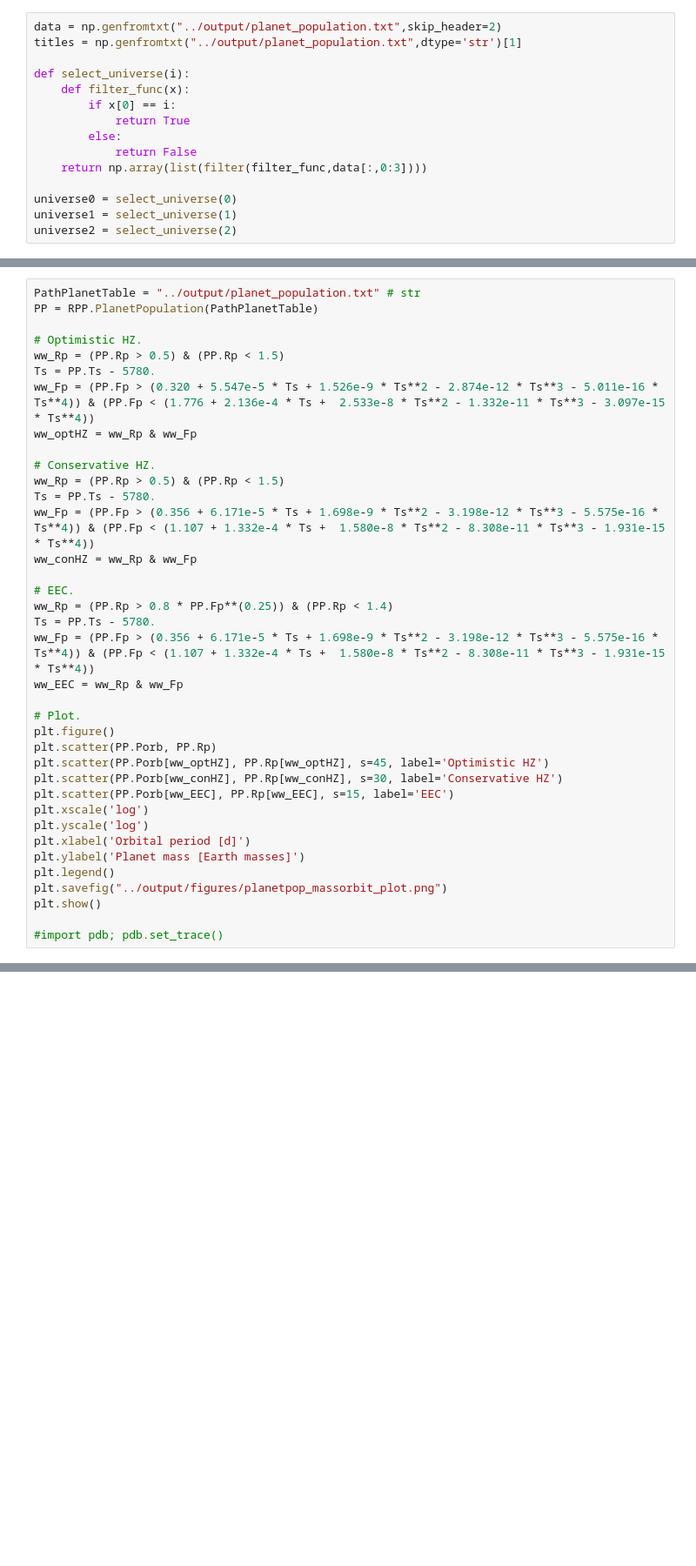
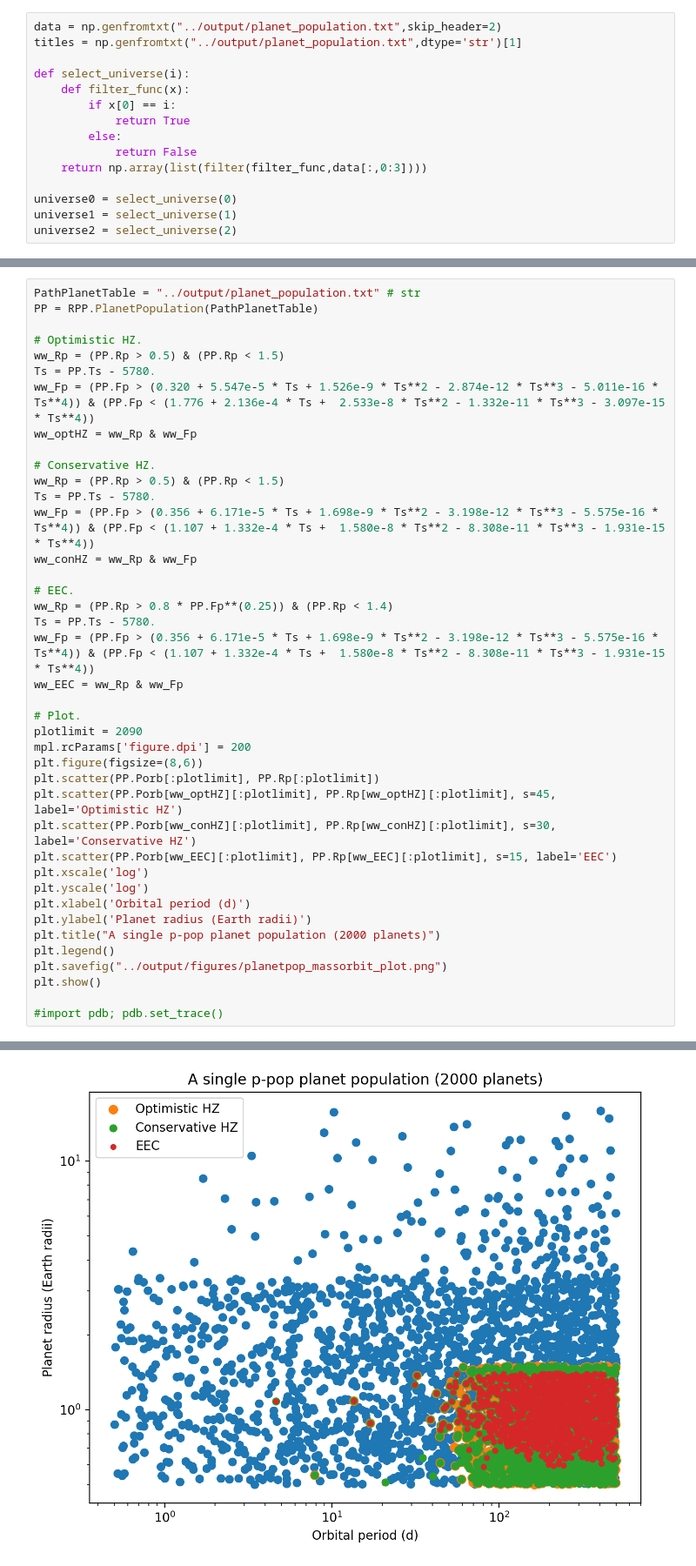
Before and after one commit to FormingWorlds/LIFEredoxsurvey, a Jupyter notebook: notebooks/p-pop_run.ipynb, the cells around one changed output, grey strips where cells are left out. Shown at 87% size. Cells and saved outputs as stored; diff of their text form; blank space fills up the shorter version.

Commit message:
Improved image outputs for all notebooks

```diff
--- a/notebooks/p-pop_run.ipynb
+++ b/notebooks/p-pop_run.ipynb
@@ -116,17 +126,21 @@ ww_Fp = (PP.Fp > (0.356 + 6.171e-5 * Ts + 1.698e-9 * Ts**2 - 3.198e-12 * Ts**3 -
 ww_EEC = ww_Rp & ww_Fp
 
 # Plot.
-plt.figure()
-plt.scatter(PP.Porb, PP.Rp)
-plt.scatter(PP.Porb[ww_optHZ], PP.Rp[ww_optHZ], s=45, label='Optimistic HZ')
-plt.scatter(PP.Porb[ww_conHZ], PP.Rp[ww_conHZ], s=30, label='Conservative HZ')
-plt.scatter(PP.Porb[ww_EEC], PP.Rp[ww_EEC], s=15, label='EEC')
+plotlimit = 2090
+mpl.rcParams['figure.dpi'] = 200
+plt.figure(figsize=(8,6))
+plt.scatter(PP.Porb[:plotlimit], PP.Rp[:plotlimit])
+plt.scatter(PP.Porb[ww_optHZ][:plotlimit], PP.Rp[ww_optHZ][:plotlimit], s=45, label='Optimistic HZ')
+plt.scatter(PP.Porb[ww_conHZ][:plotlimit], PP.Rp[ww_conHZ][:plotlimit], s=30, label='Conservative HZ')
+plt.scatter(PP.Porb[ww_EEC][:plotlimit], PP.Rp[ww_EEC][:plotlimit], s=15, label='EEC')
 plt.xscale('log')
 plt.yscale('log')
-plt.xlabel('Orbital period [d]')
-plt.ylabel('Planet mass [Earth masses]')
+plt.xlabel('Orbital period (d)')
+plt.ylabel('Planet radius (Earth radii)')
+plt.title("A single p-pop planet population (2000 planets)")
 plt.legend()
 plt.savefig("../output/figures/planetpop_massorbit_plot.png")
 plt.show()
 
 #import pdb; pdb.set_trace()
+# %% [output]
@@ -132,0 +149 @@ plt.show()
+[figure, added]
```
Also changed, not shown: parts of 5 cells of this notebook, 9 other files.
